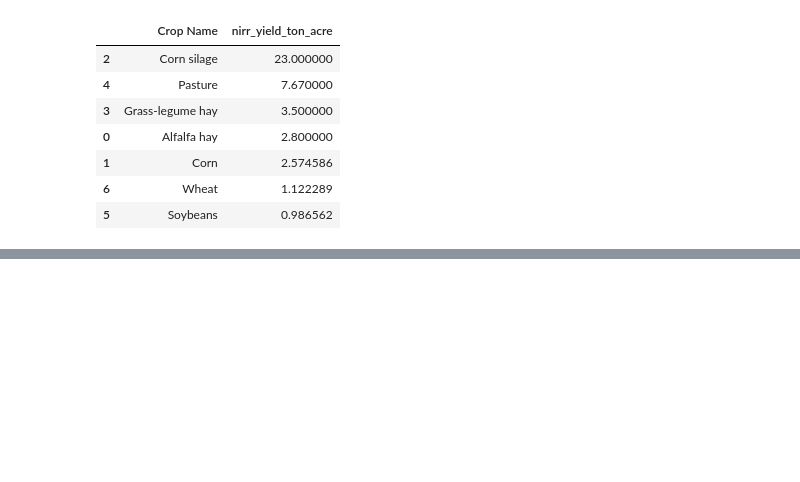
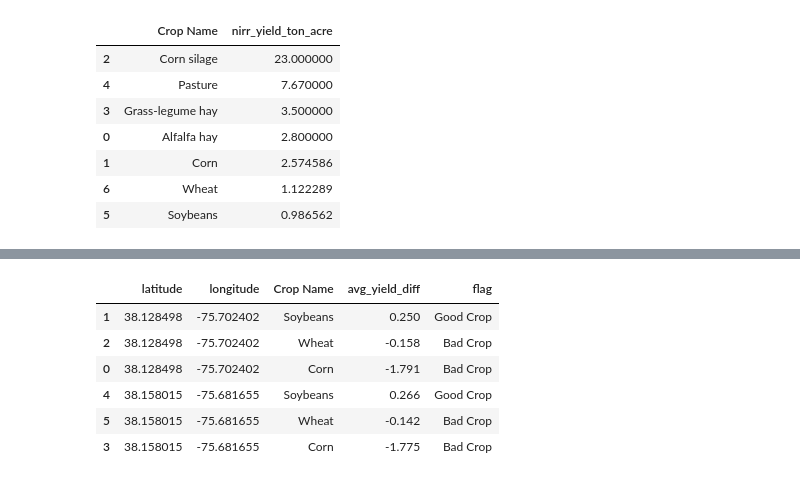
Before and after one commit to sreenandha/Climate-Climate-Aware-Crop-Suitability-Model, a Jupyter notebook: CCACS_model.ipynb, the cells around one changed output, grey strips where cells are left out. Drawn from its saved outputs; the diff is of its cells as text; code cells hidden in the pictures; blank space fills up the shorter version.

```diff
--- a/CCACS_model.ipynb
+++ b/CCACS_model.ipynb
@@ -2307,0 +2175,34 @@ comparison_df[columns_to_display]
+# %%
+filtered_df = comparison_df_cleaned[
+    comparison_df_cleaned["yield_difference"].abs() <= 2
+].copy()
+
+location_crop_summary = filtered_df.groupby(
+    ["latitude", "longitude", "Crop Name"]
+).agg(
+    avg_yield_diff=("yield_difference", "mean")
+).reset_index()
+
+location_crop_summary["flag"] = location_crop_summary["avg_yield_diff"].apply(
+    lambda x: "Good Crop" if x >= 0 else "Bad Crop"
+)
+
+location_crop_summary["avg_yield_diff"] = location_crop_summary["avg_yield_diff"].round(3)
+
+location_crop_summary = location_crop_summary.sort_values(
+    by=["latitude", "longitude", "avg_yield_diff"],
+    ascending=[True, True, False]
+)
+
+
+# location_crop_summary.to_csv("filtered_crop_suitability_by_location.csv", index=False)
+# %%
+location_crop_summary
+# %% [output]
+|  | latitude | longitude | Crop Name | avg_yield_diff | flag |
+| 1 | 38.128498 | -75.702402 | Soybeans | 0.250 | Good Crop |
+| 2 | 38.128498 | -75.702402 | Wheat | -0.158 | Bad Crop |
+| 0 | 38.128498 | -75.702402 | Corn | -1.791 | Bad Crop |
+| 4 | 38.158015 | -75.681655 | Soybeans | 0.266 | Good Crop |
+| 5 | 38.158015 | -75.681655 | Wheat | -0.142 | Bad Crop |
+| 3 | 38.158015 | -75.681655 | Corn | -1.775 | Bad Crop |
```
Also changed, not shown: parts of 60 cells of this notebook.
